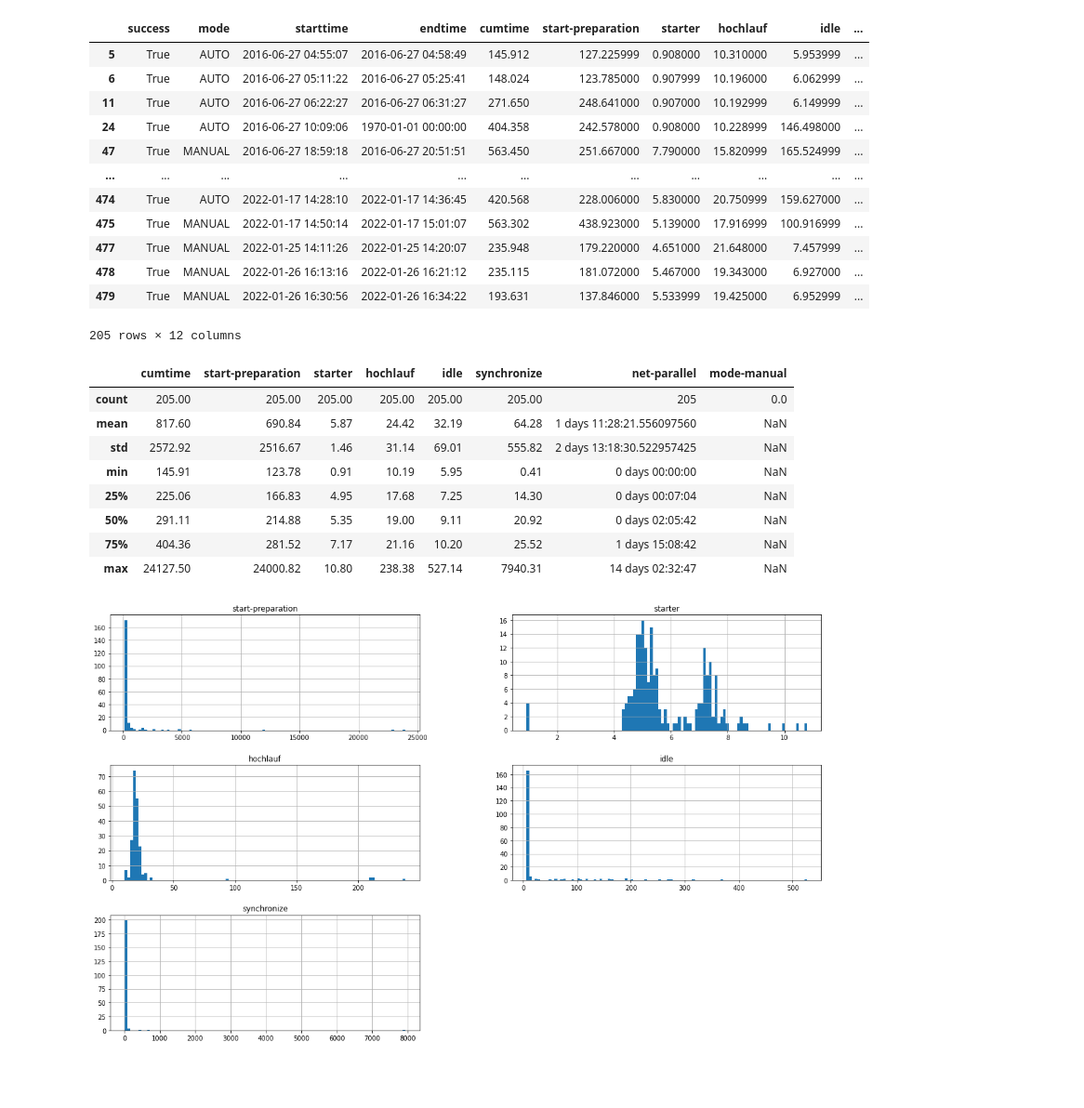
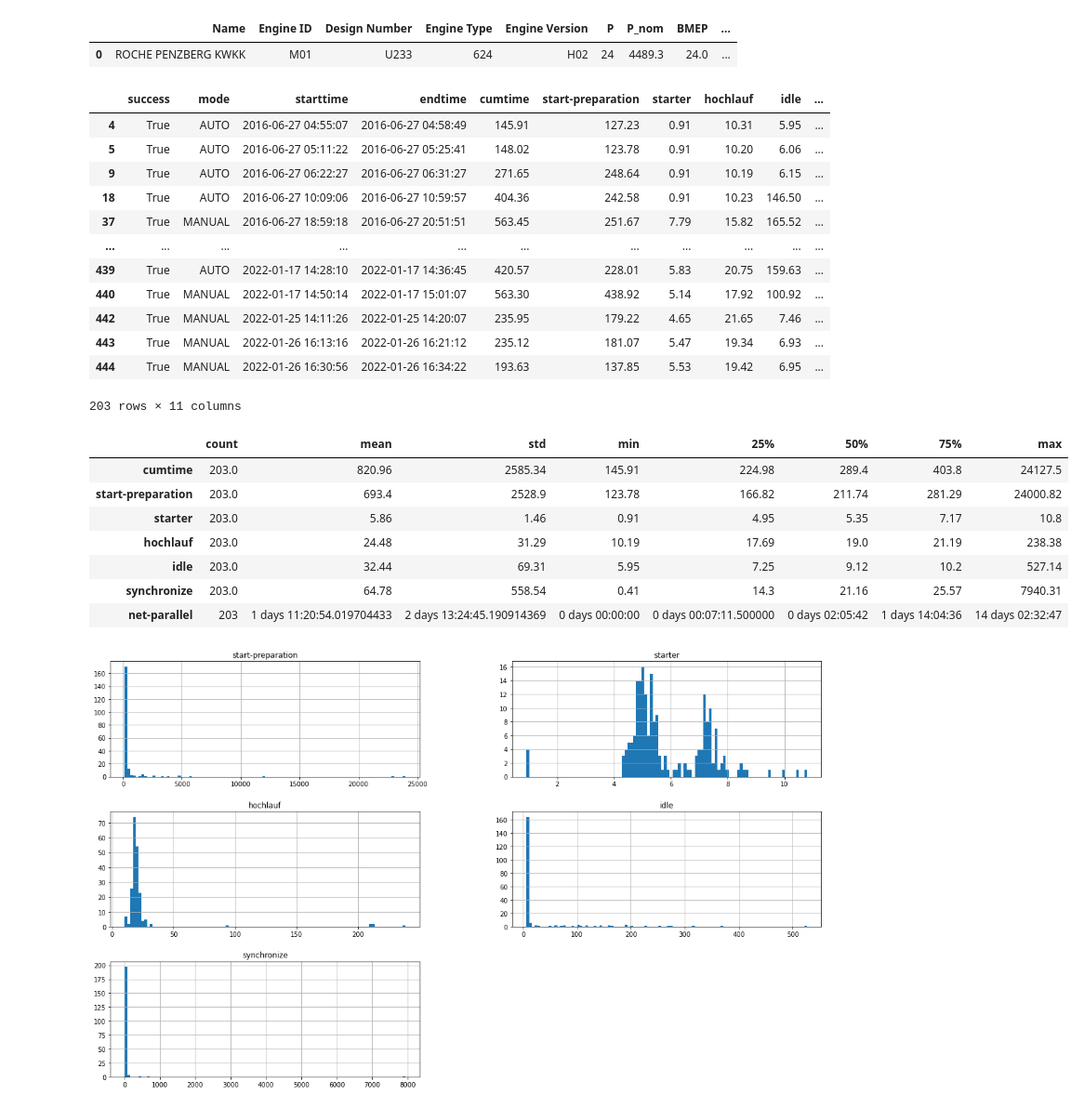
Before and after one commit to dieterch/statemachine, a Jupyter notebook: play.ipynb, the cells around one changed output. Shown at 93% size. Drawn from its saved outputs; the diff is of its cells as text; code cells hidden in the pictures; blank space fills up the shorter version.

```diff
--- a/play.ipynb
+++ b/play.ipynb
@@ -30,3 +8,10 @@ e.dash
+# %%
+sn = 1184199
+e=dmyplant2.Engine.from_sn(mp,sn, valstart='27.04.2020')
+pd.DataFrame.from_dict(e.dash, orient='index').T
+# %% [output]
+|  | Name | Engine ID | Design Number | Engine Type | Engine Version | P | P_nom | BMEP | ... |
+| 0 | ROCHE PENZBERG KWKK | M01 | U233 | 624 | H02 | 24 | 4489.3 | 24.0 | ... |
 # %%
 from dfsm import msgFSM
 fsm = msgFSM(e)
@@ -37,37 +19,36 @@ fsm.run()
 # %%
 rdf = pd.DataFrame(fsm._starts)
 rda = rdf
-#rda = rdf[((rdf['mode'] == 'AUTO') & (rdf['success'] == True))]
+rda = rdf[((rdf['mode'] == 'AUTO') & (rdf['success'] == True))]
 #rda = rdf[((rdf['mode'] == 'AUTO') & (rdf['success'] == True) & (rdf['synchronize'] < 300.0) & (rdf['start-preparation'] < 300.0))]
 #rda = rdf[((rdf['success'] == True) & (rdf['start-preparation'] < 1000.0))]
 rda = rdf[((rdf['success'] == True))]
-rda
+rda.round(2)
 # %% [output]
 |  | success | mode | starttime | endtime | cumtime | start-preparation | starter | hochlauf | idle | ... |
-| 5 | True | AUTO | 2016-06-27 04:55:07 | 2016-06-27 04:58:49 | 145.912 | 127.225999 | 0.908000 | 10.310000 | 5.953999 | ... |
-| 6 | True | AUTO | 2016-06-27 05:11:22 | 2016-06-27 05:25:41 | 148.024 | 123.785000 | 0.907999 | 10.196000 | 6.062999 | ... |
-| 11 | True | AUTO | 2016-06-27 06:22:27 | 2016-06-27 06:31:27 | 271.650 | 248.641000 | 0.907000 | 10.192999 | 6.149999 | ... |
-| 24 | True | AUTO | 2016-06-27 10:09:06 | 1970-01-01 00:00:00 | 404.358 | 242.578000 | 0.908000 | 10.228999 | 146.498000 | ... |
-| 47 | True | MANUAL | 2016-06-27 18:59:18 | 2016-06-27 20:51:51 | 563.450 | 251.667000 | 7.790000 | 15.820999 | 165.524999 | ... |
+| 4 | True | AUTO | 2016-06-27 04:55:07 | 2016-06-27 04:58:49 | 145.91 | 127.23 | 0.91 | 10.31 | 5.95 | ... |
+| 5 | True | AUTO | 2016-06-27 05:11:22 | 2016-06-27 05:25:41 | 148.02 | 123.78 | 0.91 | 10.20 | 6.06 | ... |
+| 9 | True | AUTO | 2016-06-27 06:22:27 | 2016-06-27 06:31:27 | 271.65 | 248.64 | 0.91 | 10.19 | 6.15 | ... |
+| 18 | True | AUTO | 2016-06-27 10:09:06 | 2016-06-27 10:59:57 | 404.36 | 242.58 | 0.91 | 10.23 | 146.50 | ... |
+| 37 | True | MANUAL | 2016-06-27 18:59:18 | 2016-06-27 20:51:51 | 563.45 | 251.67 | 7.79 | 15.82 | 165.52 | ... |
 | ... | ... | ... | ... | ... | ... | ... | ... | ... | ... | ... |
-| 474 | True | AUTO | 2022-01-17 14:28:10 | 2022-01-17 14:36:45 | 420.568 | 228.006000 | 5.830000 | 20.750999 | 159.627000 | ... |
-| 475 | True | MANUAL | 2022-01-17 14:50:14 | 2022-01-17 15:01:07 | 563.302 | 438.923000 | 5.139000 | 17.916999 | 100.916999 | ... |
-| 477 | True | MANUAL | 2022-01-25 14:11:26 | 2022-01-25 14:20:07 | 235.948 | 179.220000 | 4.651000 | 21.648000 | 7.457999 | ... |
-| 478 | True | MANUAL | 2022-01-26 16:13:16 | 2022-01-26 16:21:12 | 235.115 | 181.072000 | 5.467000 | 19.343000 | 6.927000 | ... |
-| 479 | True | MANUAL | 2022-01-26 16:30:56 | 2022-01-26 16:34:22 | 193.631 | 137.846000 | 5.533999 | 19.425000 | 6.952999 | ... |
+| 439 | True | AUTO | 2022-01-17 14:28:10 | 2022-01-17 14:36:45 | 420.57 | 228.01 | 5.83 | 20.75 | 159.63 | ... |
+| 440 | True | MANUAL | 2022-01-17 14:50:14 | 2022-01-17 15:01:07 | 563.30 | 438.92 | 5.14 | 17.92 | 100.92 | ... |
+| 442 | True | MANUAL | 2022-01-25 14:11:26 | 2022-01-25 14:20:07 | 235.95 | 179.22 | 4.65 | 21.65 | 7.46 | ... |
+| 443 | True | MANUAL | 2022-01-26 16:13:16 | 2022-01-26 16:21:12 | 235.12 | 181.07 | 5.47 | 19.34 | 6.93 | ... |
+| 444 | True | MANUAL | 2022-01-26 16:30:56 | 2022-01-26 16:34:22 | 193.63 | 137.85 | 5.53 | 19.42 | 6.95 | ... |
-205 rows × 12 columns
+203 rows × 11 columns
 # %%
-rda.describe().round(2)
+rda.describe().round(2).T
 # %% [output]
-|  | cumtime | start-preparation | starter | hochlauf | idle | synchronize | net-parallel | mode-manual |
-| count | 205.00 | 205.00 | 205.00 | 205.00 | 205.00 | 205.00 | 205 | 0.0 |
-| mean | 817.60 | 690.84 | 5.87 | 24.42 | 32.19 | 64.28 | 1 days 11:28:21.556097560 | NaN |
-| std | 2572.92 | 2516.67 | 1.46 | 31.14 | 69.01 | 555.82 | 2 days 13:18:30.522957425 | NaN |
-| min | 145.91 | 123.78 | 0.91 | 10.19 | 5.95 | 0.41 | 0 days 00:00:00 | NaN |
-| 25% | 225.06 | 166.83 | 4.95 | 17.68 | 7.25 | 14.30 | 0 days 00:07:04 | NaN |
-| 50% | 291.11 | 214.88 | 5.35 | 19.00 | 9.11 | 20.92 | 0 days 02:05:42 | NaN |
-| 75% | 404.36 | 281.52 | 7.17 | 21.16 | 10.20 | 25.52 | 1 days 15:08:42 | NaN |
-| max | 24127.50 | 24000.82 | 10.80 | 238.38 | 527.14 | 7940.31 | 14 days 02:32:47 | NaN |
+|  | count | mean | std | min | 25% | 50% | 75% | max |
+| cumtime | 203.0 | 820.96 | 2585.34 | 145.91 | 224.98 | 289.4 | 403.8 | 24127.5 |
+| start-preparation | 203.0 | 693.4 | 2528.9 | 123.78 | 166.82 | 211.74 | 281.29 | 24000.82 |
+| starter | 203.0 | 5.86 | 1.46 | 0.91 | 4.95 | 5.35 | 7.17 | 10.8 |
+| hochlauf | 203.0 | 24.48 | 31.29 | 10.19 | 17.69 | 19.0 | 21.19 | 238.38 |
+| idle | 203.0 | 32.44 | 69.31 | 5.95 | 7.25 | 9.12 | 10.2 | 527.14 |
+| synchronize | 203.0 | 64.78 | 558.54 | 0.41 | 14.3 | 21.16 | 25.57 | 7940.31 |
+| net-parallel | 203 | 1 days 11:20:54.019704433 | 2 days 13:24:45.190914369 | 0 days 00:00:00 | 0 days 00:07:11.500000 | 0 days 02:05:42 | 1 days 14:04:36 | 14 days 02:32:47 |
 # %%
 rda[['start-preparation','starter','hochlauf','idle','synchronize']].hist(figsize = (20,12), bins=100);
 # %% [output]
```
Also changed, not shown: parts of 10 cells of this notebook, 2 other files.
